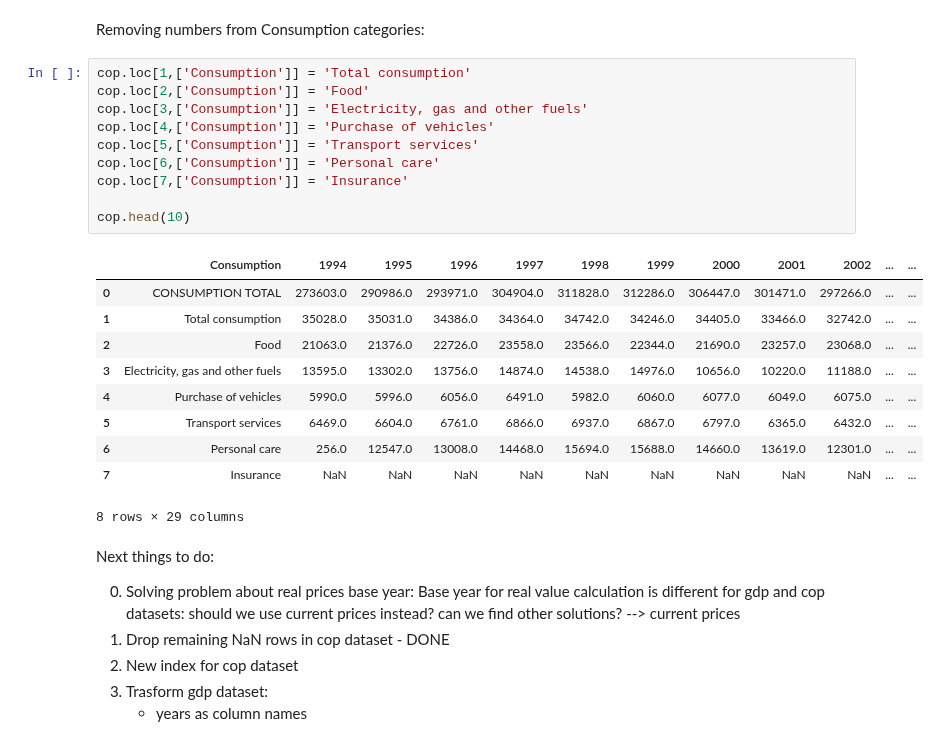
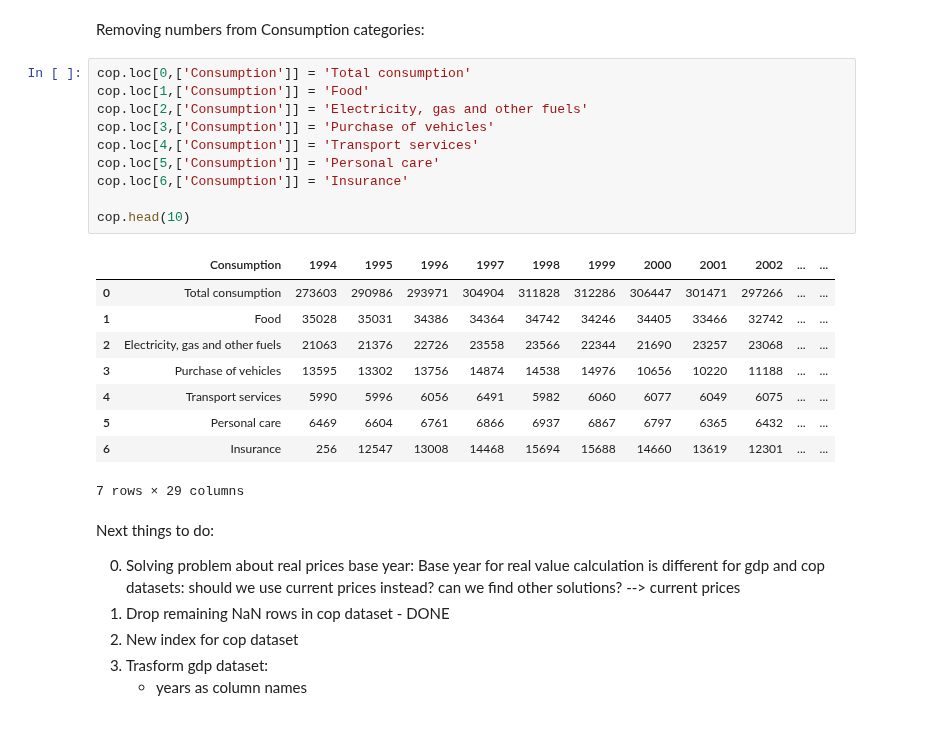
Before and after one commit to NumEconCopenhagen/projects-2023-EFS, a Jupyter notebook: dataproject/St_data_p.ipynb, the cells around one changed output. Cells and saved outputs as stored; diff of their text form.

```diff
--- a/dataproject/St_data_p.ipynb
+++ b/dataproject/St_data_p.ipynb
@@ -234,26 +234,25 @@ cop.iloc[0:7,:]
 # %% [markdown]
 Removing numbers from Consumption categories:
 # %%
-cop.loc[1,['Consumption']] = 'Total consumption'
-cop.loc[2,['Consumption']] = 'Food'
-cop.loc[3,['Consumption']] = 'Electricity, gas and other fuels'
-cop.loc[4,['Consumption']] = 'Purchase of vehicles'
-cop.loc[5,['Consumption']] = 'Transport services'
-cop.loc[6,['Consumption']] = 'Personal care'
-cop.loc[7,['Consumption']] = 'Insurance'
+cop.loc[0,['Consumption']] = 'Total consumption'
+cop.loc[1,['Consumption']] = 'Food'
+cop.loc[2,['Consumption']] = 'Electricity, gas and other fuels'
+cop.loc[3,['Consumption']] = 'Purchase of vehicles'
+cop.loc[4,['Consumption']] = 'Transport services'
+cop.loc[5,['Consumption']] = 'Personal care'
+cop.loc[6,['Consumption']] = 'Insurance'
 
 cop.head(10)
 # %% [output]
 |  | Consumption | 1994 | 1995 | 1996 | 1997 | 1998 | 1999 | 2000 | 2001 | 2002 | ... | ... |
-| 0 | CONSUMPTION TOTAL | 273603.0 | 290986.0 | 293971.0 | 304904.0 | 311828.0 | 312286.0 | 306447.0 | 301471.0 | 297266.0 | ... | ... |
-| 1 | Total consumption | 35028.0 | 35031.0 | 34386.0 | 34364.0 | 34742.0 | 34246.0 | 34405.0 | 33466.0 | 32742.0 | ... | ... |
-| 2 | Food | 21063.0 | 21376.0 | 22726.0 | 23558.0 | 23566.0 | 22344.0 | 21690.0 | 23257.0 | 23068.0 | ... | ... |
-| 3 | Electricity, gas and other fuels | 13595.0 | 13302.0 | 13756.0 | 14874.0 | 14538.0 | 14976.0 | 10656.0 | 10220.0 | 11188.0 | ... | ... |
-| 4 | Purchase of vehicles | 5990.0 | 5996.0 | 6056.0 | 6491.0 | 5982.0 | 6060.0 | 6077.0 | 6049.0 | 6075.0 | ... | ... |
-| 5 | Transport services | 6469.0 | 6604.0 | 6761.0 | 6866.0 | 6937.0 | 6867.0 | 6797.0 | 6365.0 | 6432.0 | ... | ... |
-| 6 | Personal care | 256.0 | 12547.0 | 13008.0 | 14468.0 | 15694.0 | 15688.0 | 14660.0 | 13619.0 | 12301.0 | ... | ... |
-| 7 | Insurance | NaN | NaN | NaN | NaN | NaN | NaN | NaN | NaN | NaN | ... | ... |
+| 0 | Total consumption | 273603 | 290986 | 293971 | 304904 | 311828 | 312286 | 306447 | 301471 | 297266 | ... | ... |
+| 1 | Food | 35028 | 35031 | 34386 | 34364 | 34742 | 34246 | 34405 | 33466 | 32742 | ... | ... |
+| 2 | Electricity, gas and other fuels | 21063 | 21376 | 22726 | 23558 | 23566 | 22344 | 21690 | 23257 | 23068 | ... | ... |
+| 3 | Purchase of vehicles | 13595 | 13302 | 13756 | 14874 | 14538 | 14976 | 10656 | 10220 | 11188 | ... | ... |
+| 4 | Transport services | 5990 | 5996 | 6056 | 6491 | 5982 | 6060 | 6077 | 6049 | 6075 | ... | ... |
+| 5 | Personal care | 6469 | 6604 | 6761 | 6866 | 6937 | 6867 | 6797 | 6365 | 6432 | ... | ... |
+| 6 | Insurance | 256 | 12547 | 13008 | 14468 | 15694 | 15688 | 14660 | 13619 | 12301 | ... | ... |
-8 rows × 29 columns
+7 rows × 29 columns
 # %% [markdown]
 Next things to do:
 
```
